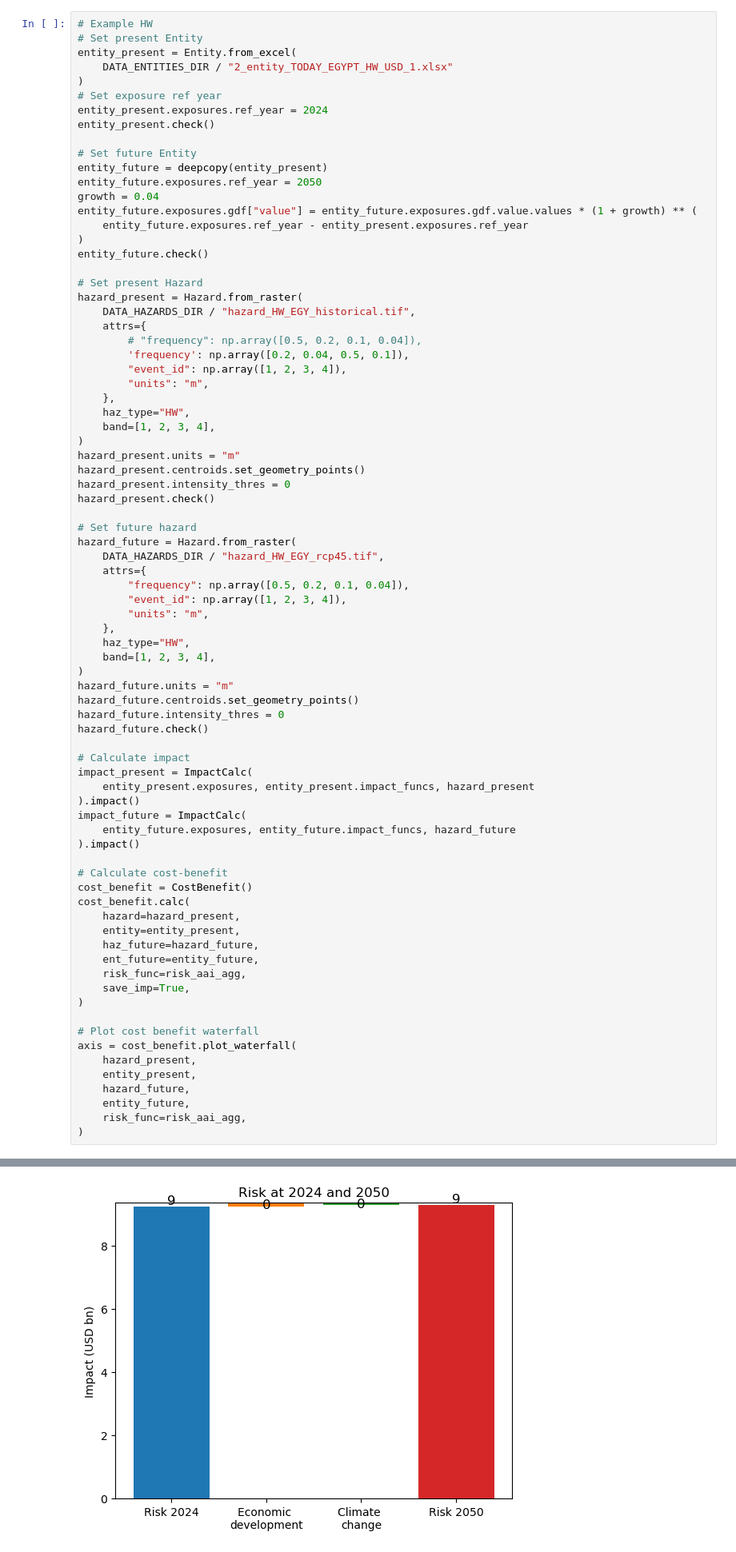
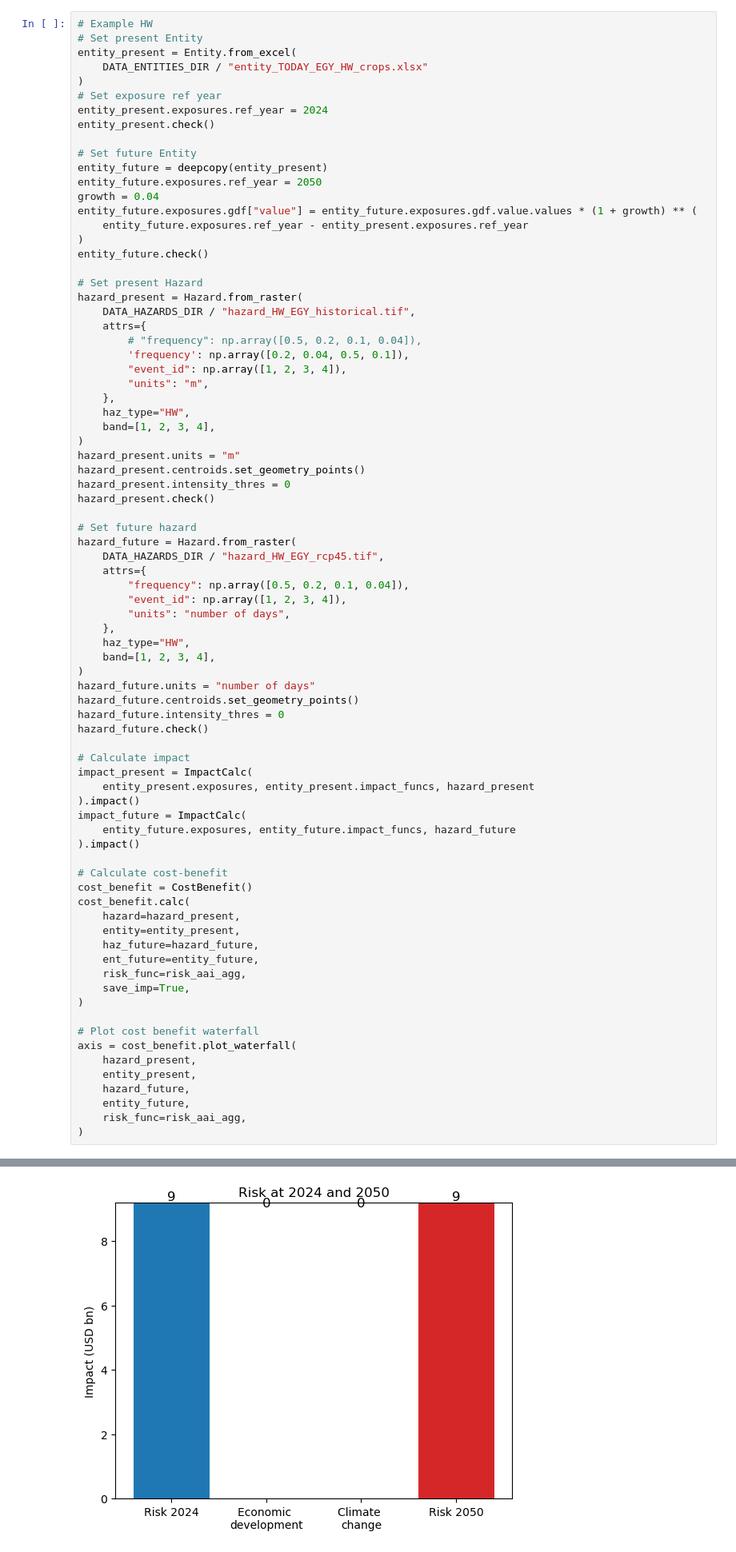
Before and after one commit to gkalomalos/ERA_projects_SWORD, a Jupyter notebook: backend/dev.ipynb, the cells around one changed output, grey strips where cells are left out. Shown: that part at 80% size. Drawn from its saved outputs; the diff is of its cells as text.

```diff
--- a/backend/dev.ipynb
+++ b/backend/dev.ipynb
@@ -146,7 +146,7 @@ Net Present Values
 # Example HW
 # Set present Entity
 entity_present = Entity.from_excel(
-    DATA_ENTITIES_DIR / "2_entity_TODAY_EGYPT_HW_USD_1.xlsx"
+    DATA_ENTITIES_DIR / "entity_TODAY_EGY_HW_crops.xlsx"
 )
 # Set exposure ref year
 entity_present.exposures.ref_year = 2024
@@ -184,12 +184,12 @@ hazard_future = Hazard.from_raster(
     attrs={
         "frequency": np.array([0.5, 0.2, 0.1, 0.04]),
         "event_id": np.array([1, 2, 3, 4]),
-        "units": "m",
+        "units": "number of days",
     },
     haz_type="HW",
     band=[1, 2, 3, 4],
 )
-hazard_future.units = "m"
+hazard_future.units = "number of days"
 hazard_future.centroids.set_geometry_points()
 hazard_future.intensity_thres = 0
 hazard_future.check()
@@ -242 +242 @@ axis = cost_benefit.plot_waterfall(
-[figure, old version]
+[figure, new version]
```
Also changed, not shown: parts of 8 cells of this notebook.
